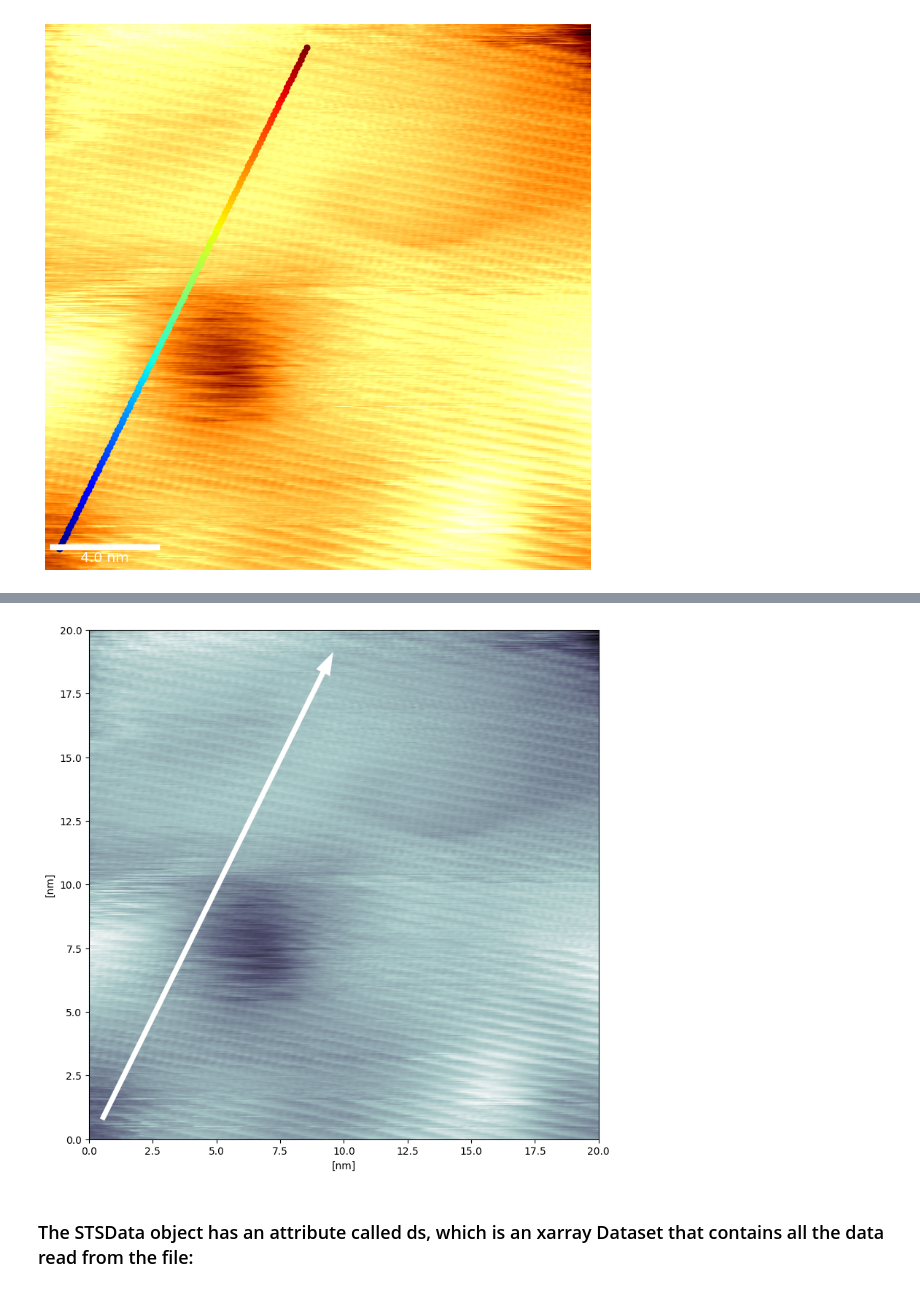
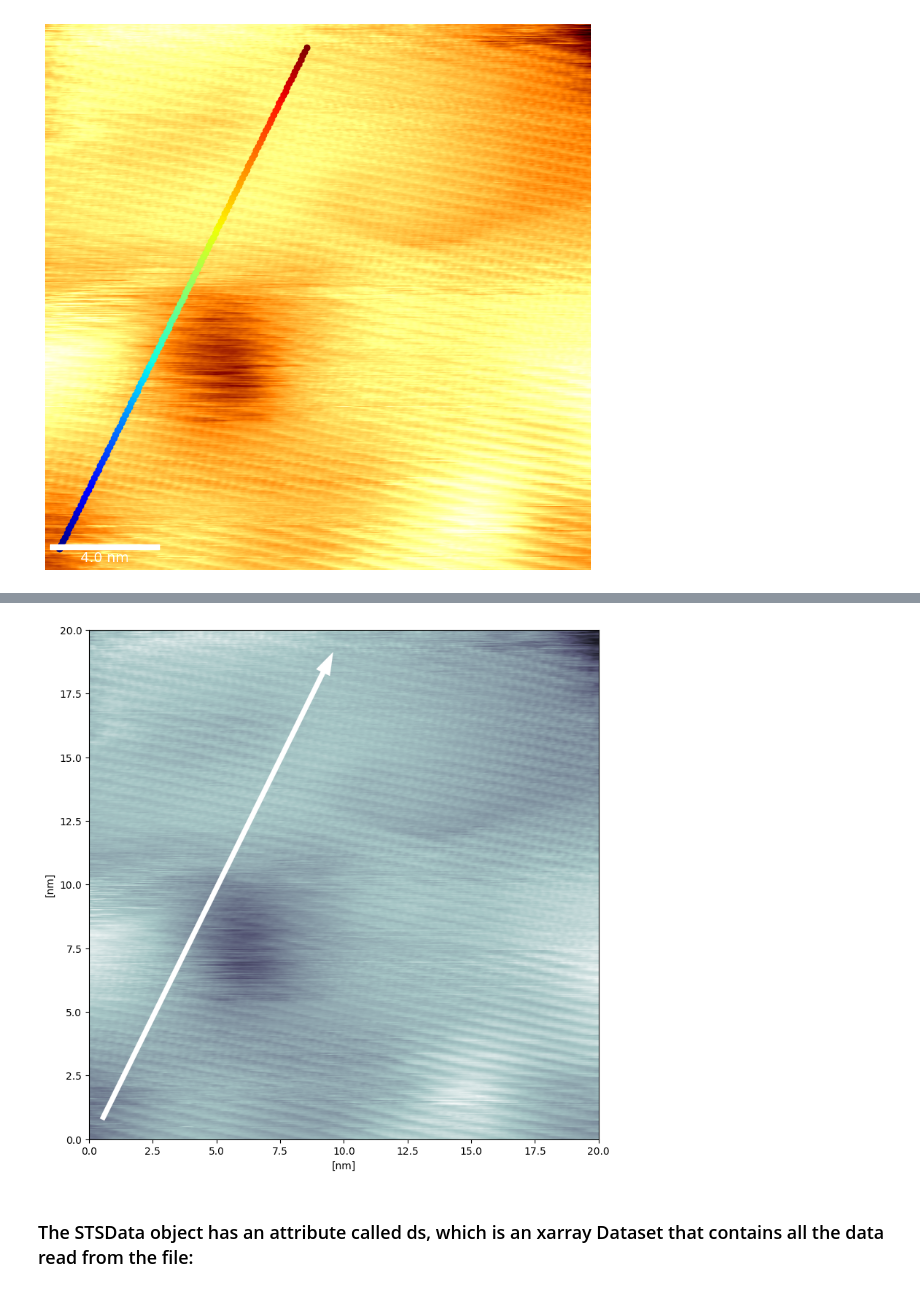
Before and after one commit to HollenLab/spmlab, a Jupyter notebook: example/tutorial.ipynb, the cells around one changed output, grey strips where cells are left out. Drawn from its saved outputs; the diff is of its cells as text; code cells hidden in the pictures.

```diff
--- a/example/tutorial.ipynb
+++ b/example/tutorial.ipynb
@@ -96,10 +109,10 @@ We can plot the coordinates as a line cut arrow, show the spatial axes, change t
 # %%
-from spmlab.formats import sm4
+from spmlab.formats import sm4, TopoDirection
 
 sts = sm4.read(r"data\BP 10K_2023_09_22_13_33_51_229.sm4")
-fig, ax = sts.coordinates(arrow=True, show_axis=True, show_scalebar=False, cmap='bone')
+fig, ax = sts.coordinates(arrow=True, show_axis=True, show_scalebar=False, cmap='bone', topo_dir=TopoDirection.Backward)
 # %% [output]
-[figure, old version]
+[figure, new version]
 # %% [markdown]
 ### The STSData object has an attribute called ds, which is an xarray Dataset that contains all the data read from the file:
 # %%
```
Also changed, not shown: parts of 2 cells of this notebook.
